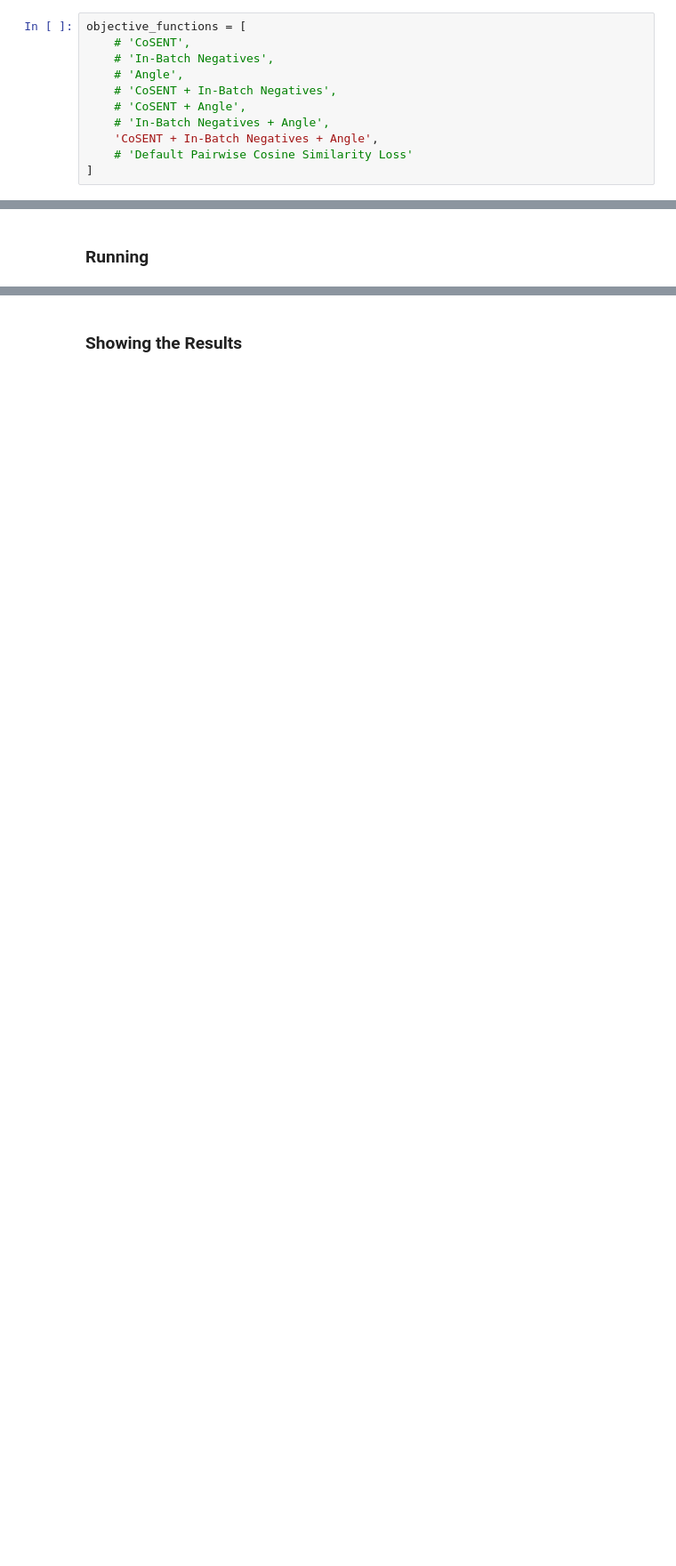
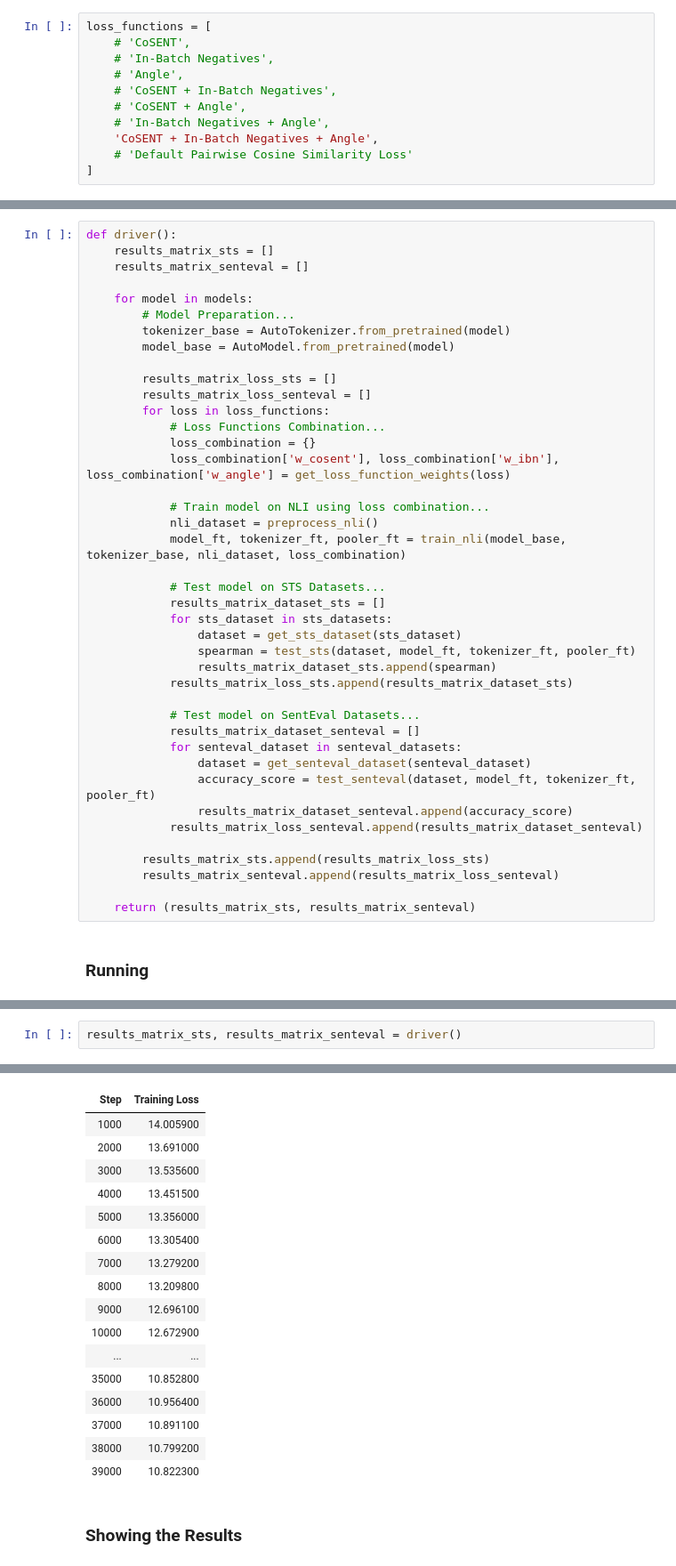
Before and after one commit to rahulsikder223/fine-tuning-llm, a Jupyter notebook: Code/BART_NLI_Generation_In_Progress.ipynb, the cells around one changed output, grey strips where cells are left out. Shown at 89% size. Saved outputs shown, nothing was run; the diff lists cells and outputs as text; blank space fills up the shorter version.

```diff
--- a/Code/fine_tuning_bert_models_SentEval_STS_runnable_descriptions_presentation_new.ipynb
+++ b/Code/BART_NLI_Generation_In_Progress.ipynb
@@ -1097,5 +1169,5 @@ def get_objective_function_weights(combi):
 # %%
-objective_functions = [
+loss_functions = [
     # 'CoSENT',
     # 'In-Batch Negatives',
     # 'Angle',
@@ -1274,2 +1303,43 @@ def driver_sts():
+# %%
+def driver():
+    results_matrix_sts = []
+    results_matrix_senteval = []
+
+    for model in models:
+        # Model Preparation...
+        tokenizer_base = AutoTokenizer.from_pretrained(model)
+        model_base = AutoModel.from_pretrained(model)
+
+        results_matrix_loss_sts = []
+        results_matrix_loss_senteval = []
+        for loss in loss_functions:
+            # Loss Functions Combination...
+            loss_combination = {}
+            loss_combination['w_cosent'], loss_combination['w_ibn'], loss_combination['w_angle'] = get_loss_function_weights(loss)
+
+            # Train model on NLI using loss combination...
+            nli_dataset = preprocess_nli()
+            model_ft, tokenizer_ft, pooler_ft = train_nli(model_base, tokenizer_base, nli_dataset, loss_combination)
+
+            # Test model on STS Datasets...
+            results_matrix_dataset_sts = []
+            for sts_dataset in sts_datasets:
+                dataset = get_sts_dataset(sts_dataset)
+                spearman = test_sts(dataset, model_ft, tokenizer_ft, pooler_ft)
+                results_matrix_dataset_sts.append(spearman)
+            results_matrix_loss_sts.append(results_matrix_dataset_sts)
+
+            # Test model on SentEval Datasets...
+            results_matrix_dataset_senteval = []
+            for senteval_dataset in senteval_datasets:
+                dataset = get_senteval_dataset(senteval_dataset)
+                accuracy_score = test_senteval(dataset, model_ft, tokenizer_ft, pooler_ft)
+                results_matrix_dataset_senteval.append(accuracy_score)
+            results_matrix_loss_senteval.append(results_matrix_dataset_senteval)
+
+        results_matrix_sts.append(results_matrix_loss_sts)
+        results_matrix_senteval.append(results_matrix_loss_senteval)
+
+    return (results_matrix_sts, results_matrix_senteval)
 # %% [markdown]
 ### Running
@@ -1287,0 +1346,3 @@ You're using a BertTokenizerFast tokenizer. Please note that with a fast tokeniz
+# %%
+results_matrix_sts, results_matrix_senteval = driver()
+# %% [output]
@@ -1288,3 +1351,20 @@ You're using a BertTokenizerFast tokenizer. Please note that with a fast tokeniz
+| Step | Training Loss |
+| 1000 | 14.005900 |
+| 2000 | 13.691000 |
+| 3000 | 13.535600 |
+| 4000 | 13.451500 |
+| 5000 | 13.356000 |
+| 6000 | 13.305400 |
+| 7000 | 13.279200 |
+| 8000 | 13.209800 |
+| 9000 | 12.696100 |
+| 10000 | 12.672900 |
+| ... | ... |
+| 35000 | 10.852800 |
+| 36000 | 10.956400 |
+| 37000 | 10.891100 |
+| 38000 | 10.799200 |
+| 39000 | 10.822300 |
 # %% [markdown]
 ### Showing the Results
 # %%
```
Also changed, not shown: parts of 69 cells of this notebook, 4 other files.
